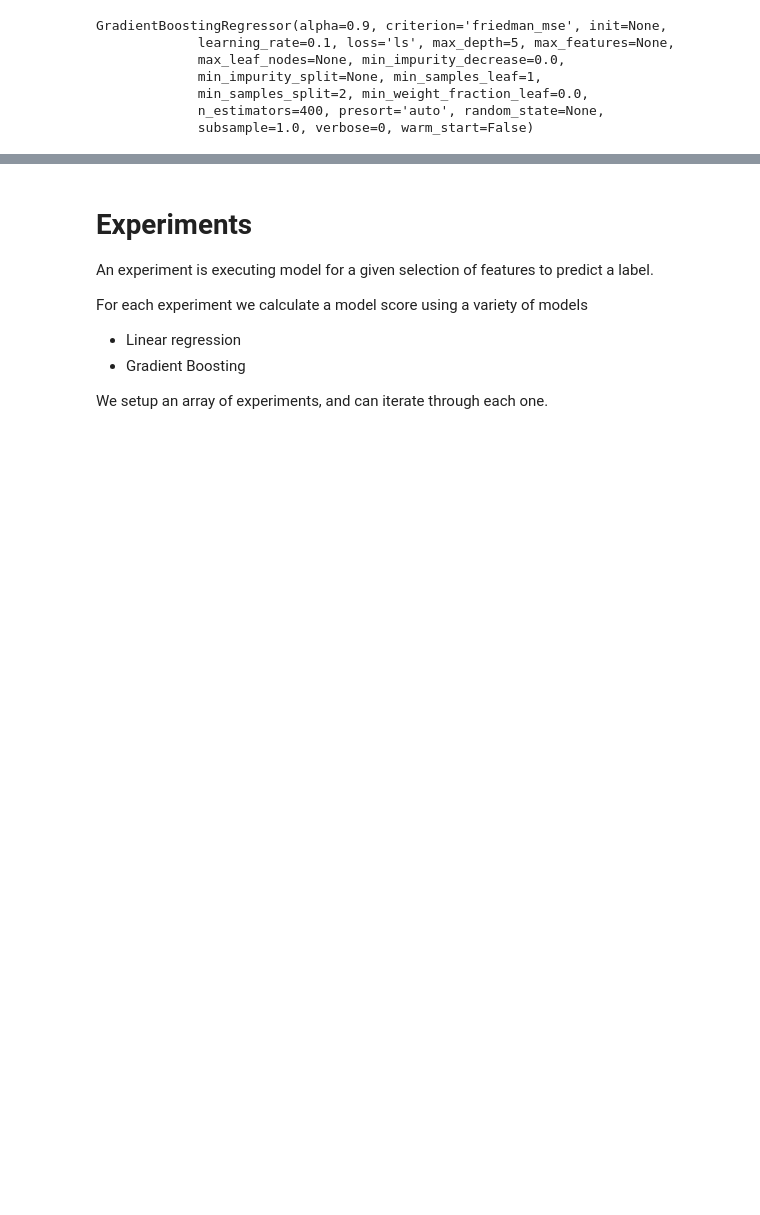
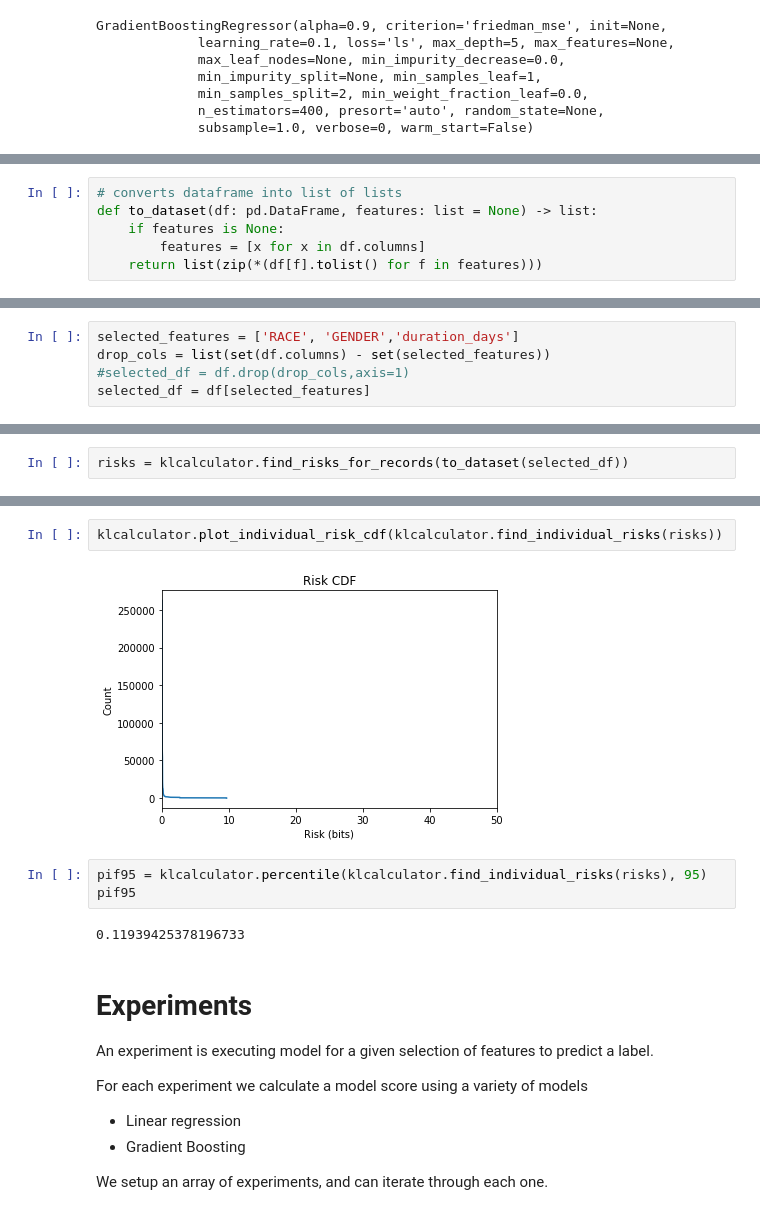
Before and after one commit to kelvinjross/ACSDataSharing, a Jupyter notebook: GBM_First_Private_Model.ipynb, the cells around one changed output, grey strips where cells are left out. Cells and saved outputs as stored; diff of their text form; blank space fills up the shorter version.

Commit message:
Included PIF calculation into experiments

```diff
--- a/GBM_First_Private_Model.ipynb
+++ b/GBM_First_Private_Model.ipynb
@@ -280,0 +286,6 @@ gbm.score(x_test,y_test)
+# %%
+# converts dataframe into list of lists
+def to_dataset(df: pd.DataFrame, features: list = None) -> list:
+    if features is None:
+        features = [x for x in df.columns]
+    return list(zip(*(df[f].tolist() for f in features)))
@@ -280,0 +295,5 @@ gbm.score(x_test,y_test)
+# %%
+selected_features = ['RACE', 'GENDER','duration_days']
+drop_cols = list(set(df.columns) - set(selected_features))
+#selected_df = df.drop(drop_cols,axis=1)
+selected_df = df[selected_features]
@@ -280,0 +321,2 @@ gbm.score(x_test,y_test)
+# %%
+risks = klcalculator.find_risks_for_records(to_dataset(selected_df))
@@ -281,3 +343,12 @@ gbm.score(x_test,y_test)
+# %%
+klcalculator.plot_individual_risk_cdf(klcalculator.find_individual_risks(risks))
+# %% [output]
+[figure, added]
+# %%
+pif95 = klcalculator.percentile(klcalculator.find_individual_risks(risks), 95)
+pif95
+# %% [output]
+0.11939425378196733
 # %% [markdown]
 # Experiments
 An experiment is executing model for a given selection of features to predict a label.
```
Also changed, not shown: parts of 18 cells of this notebook.
